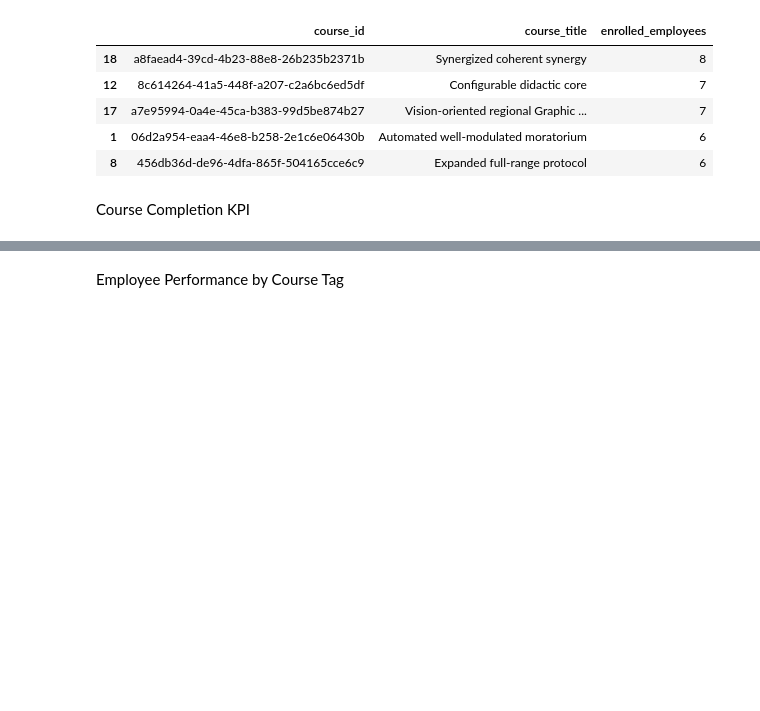
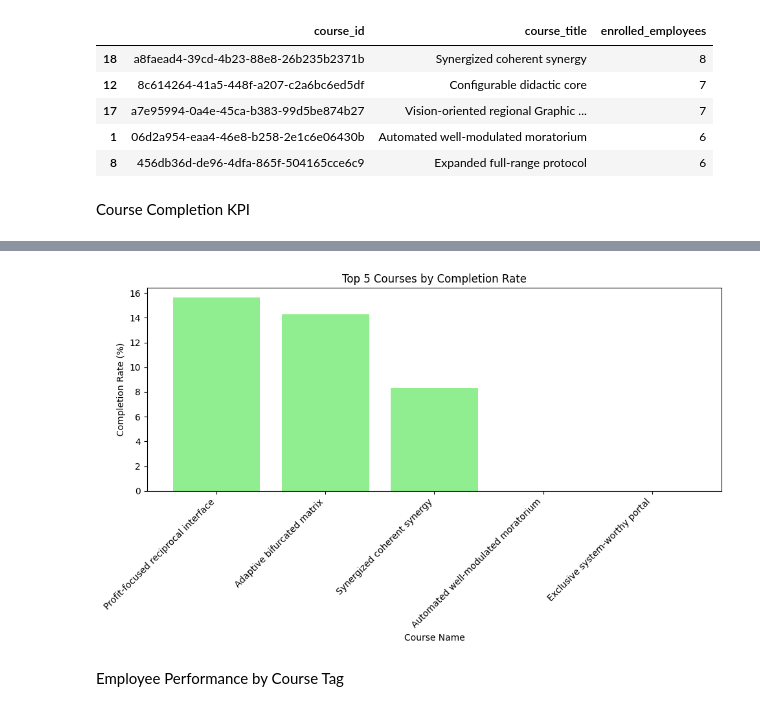
Before and after one commit to vikasreddy1406/Course_completion_project, a Jupyter notebook: data_engineering/data_report_script.ipynb, the cells around one changed output, grey strips where cells are left out. Saved outputs shown, nothing was run; the diff lists cells and outputs as text; code cells hidden in the pictures; blank space fills up the shorter version.

```diff
--- a/data_engineering/data_report_script.ipynb
+++ b/data_engineering/data_report_script.ipynb
@@ -440,6 +471,21 @@ top_5_completion_rate.head()
 | 18 | a8faead4-39cd-4b23-88e8-26b235b2371b | Synergized coherent synergy | 60 | 5 | 8.333333 |
 | 1 | 06d2a954-eaa4-46e8-b258-2e1c6e06430b | Automated well-modulated moratorium | 46 | 0 | 0.000000 |
 | 2 | 1d0a930c-f2ce-4c91-87c6-1f164d31b1e9 | Exclusive system-worthy portal | 3 | 0 | 0.000000 |
+# %%
+plt.figure(figsize=(10, 6))
+plt.bar(top_5_completion_rate['course_title'], top_5_completion_rate['completion_rate'], color='lightgreen')
+
+
+plt.xlabel('Course Name')
+plt.ylabel('Completion Rate (%)')
+plt.title('Top 5 Courses by Completion Rate')
+
+plt.xticks(rotation=45, ha='right')
+
+plt.tight_layout()
+plt.show()
+# %% [output]
+[figure, added]
 # %% [markdown]
 Employee Performance by Course Tag
 # %%
```
Also changed, not shown: parts of 3 cells of this notebook, 2 other files.
